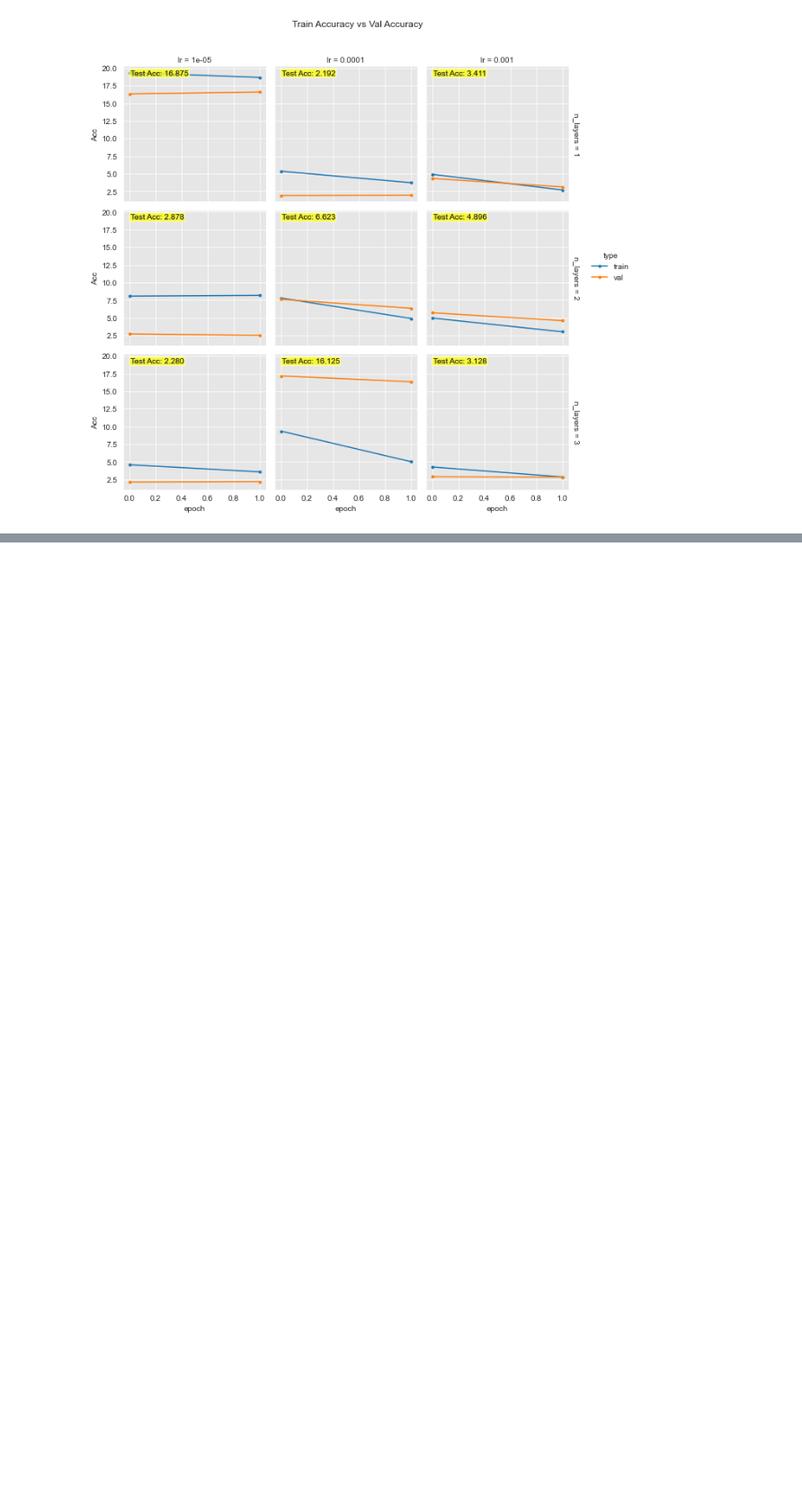
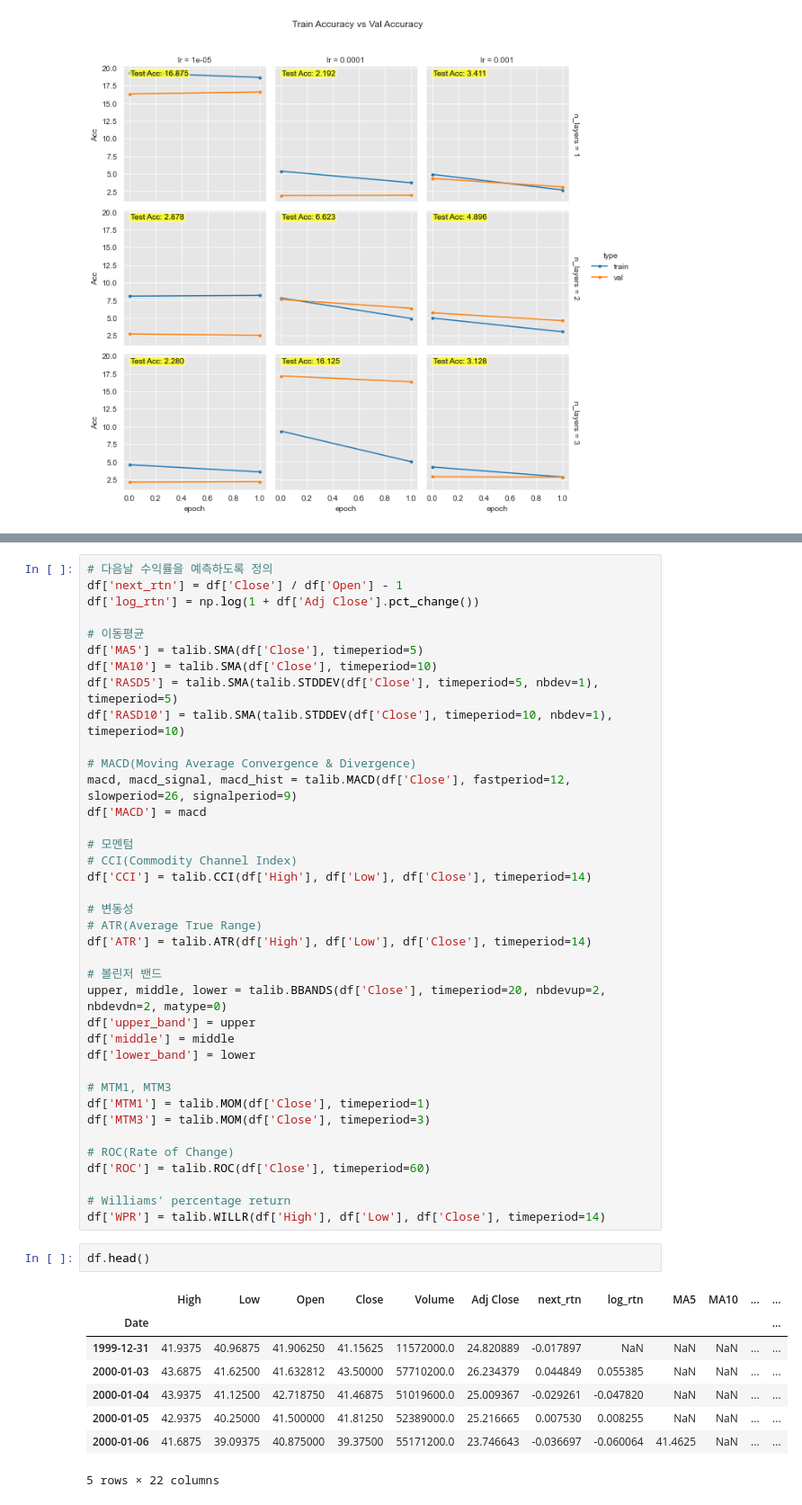
Before and after one commit to dong-hoon-lee/self_study, a Jupyter notebook: Kmooc/stock_pricing/stock_pricing.ipynb, the cells around one changed output, grey strips where cells are left out. Shown at 90% size. Drawn from its saved outputs; the diff is of its cells as text; blank space fills up the shorter version.

```diff
--- a/Kmooc/stock_pricing/stock_pricing.ipynb
+++ b/Kmooc/stock_pricing/stock_pricing.ipynb
@@ -666,0 +706,49 @@ plot_acc_variation(var1, var2, df, margin_titles=True, sharey=True)
+# %%
+# 다음날 수익률을 예측하도록 정의
+df['next_rtn'] = df['Close'] / df['Open'] - 1
+df['log_rtn'] = np.log(1 + df['Adj Close'].pct_change())
+
+# 이동평균
+df['MA5'] = talib.SMA(df['Close'], timeperiod=5)
+df['MA10'] = talib.SMA(df['Close'], timeperiod=10)
+df['RASD5'] = talib.SMA(talib.STDDEV(df['Close'], timeperiod=5, nbdev=1), timeperiod=5)
+df['RASD10'] = talib.SMA(talib.STDDEV(df['Close'], timeperiod=10, nbdev=1), timeperiod=10)
+
+# MACD(Moving Average Convergence & Divergence)
+macd, macd_signal, macd_hist = talib.MACD(df['Close'], fastperiod=12, slowperiod=26, signalperiod=9)
+df['MACD'] = macd
+
+# 모멘텀
+# CCI(Commodity Channel Index)
+df['CCI'] = talib.CCI(df['High'], df['Low'], df['Close'], timeperiod=14)
+
+# 변동성
+# ATR(Average True Range)
+df['ATR'] = talib.ATR(df['High'], df['Low'], df['Close'], timeperiod=14)
+
+# 볼린저 밴드
+upper, middle, lower = talib.BBANDS(df['Close'], timeperiod=20, nbdevup=2, nbdevdn=2, matype=0)
+df['upper_band'] = upper
+df['middle'] = middle
+df['lower_band'] = lower
+
+# MTM1, MTM3
+df['MTM1'] = talib.MOM(df['Close'], timeperiod=1)
+df['MTM3'] = talib.MOM(df['Close'], timeperiod=3)
+
+# ROC(Rate of Change)
+df['ROC'] = talib.ROC(df['Close'], timeperiod=60)
+
+# Williams' percentage return
+df['WPR'] = talib.WILLR(df['High'], df['Low'], df['Close'], timeperiod=14)
+# %%
+df.head()
+# %% [output]
+|  | High | Low | Open | Close | Volume | Adj Close | next_rtn | log_rtn | MA5 | MA10 | ... | ... |
+| Date |  |  |  |  |  |  |  |  |  |  |  | ... |
+| 1999-12-31 | 41.9375 | 40.96875 | 41.906250 | 41.15625 | 11572000.0 | 24.820889 | -0.017897 | NaN | NaN | NaN | ... | ... |
+| 2000-01-03 | 43.6875 | 41.62500 | 41.632812 | 43.50000 | 57710200.0 | 26.234379 | 0.044849 | 0.055385 | NaN | NaN | ... | ... |
+| 2000-01-04 | 43.9375 | 41.12500 | 42.718750 | 41.46875 | 51019600.0 | 25.009367 | -0.029261 | -0.047820 | NaN | NaN | ... | ... |
+| 2000-01-05 | 42.9375 | 40.25000 | 41.500000 | 41.81250 | 52389000.0 | 25.216665 | 0.007530 | 0.008255 | NaN | NaN | ... | ... |
+| 2000-01-06 | 41.6875 | 39.09375 | 40.875000 | 39.37500 | 55171200.0 | 23.746643 | -0.036697 | -0.060064 | 41.4625 | NaN | ... | ... |
+5 rows × 22 columns
```
Also changed, not shown: parts of 21 cells of this notebook, 2 other files.
